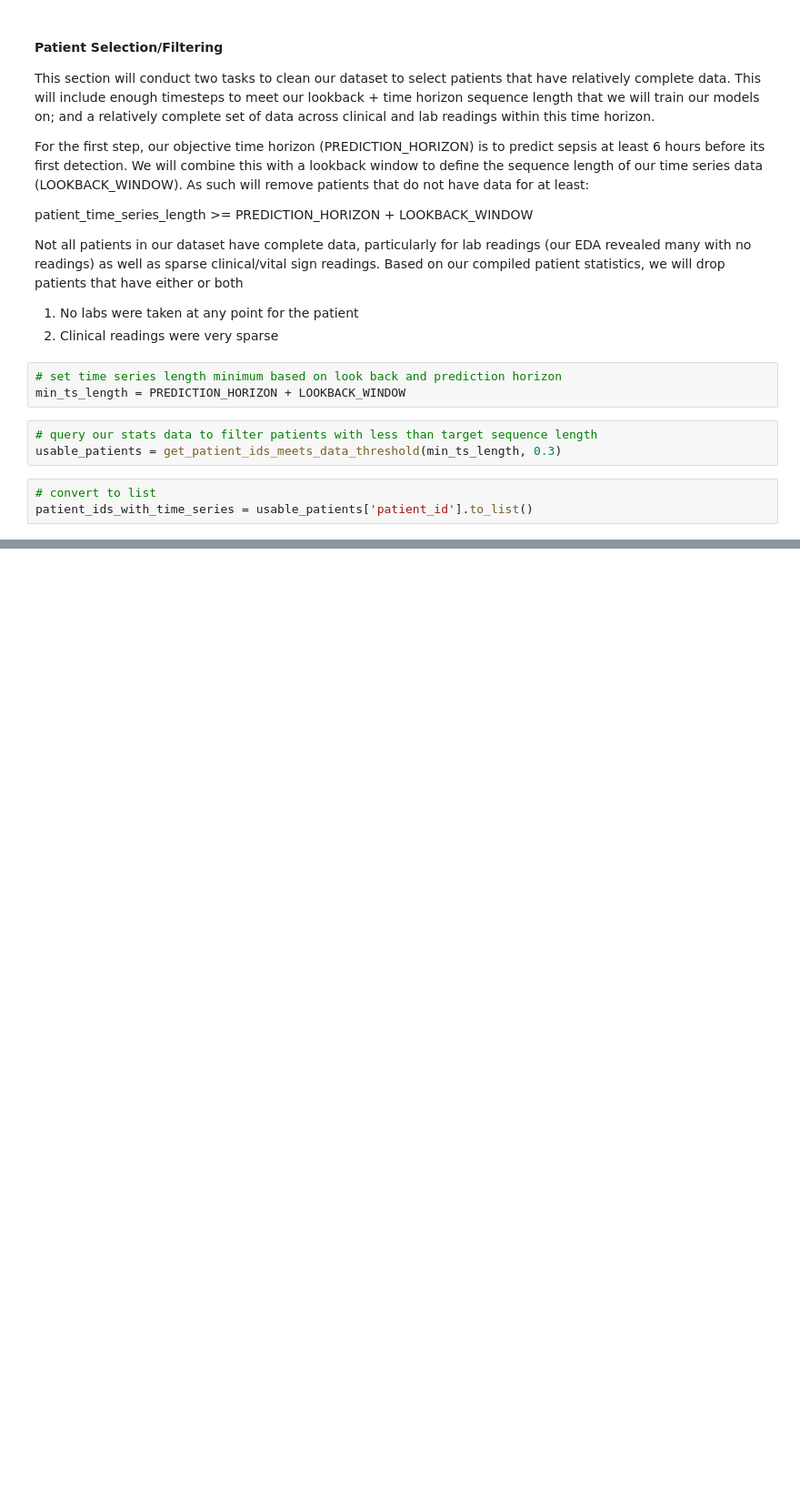
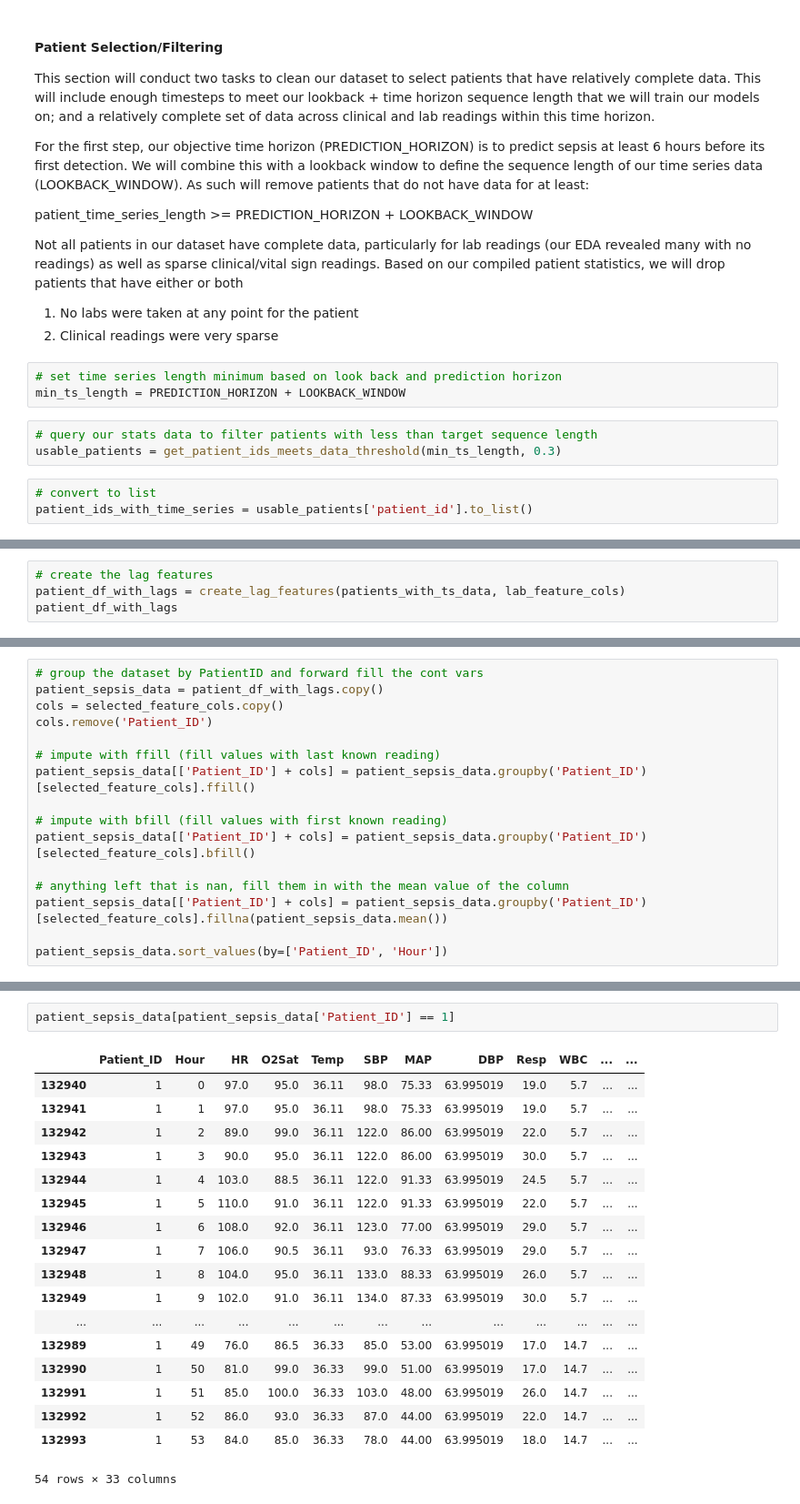
Before and after one commit to t4ai/early-sepsis-prediction, a Jupyter notebook: 2 - Feature Selection and Data Cleansing.ipynb, the cells around one changed output, grey strips where cells are left out. Shown: that part at 91% size. Cells and saved outputs as stored; diff of their text form; blank space fills up the shorter version.

Commit message:
feature cleaning first pass

```diff
--- a/2 - Feature Selection and Data Cleansing.ipynb
+++ b/2 - Feature Selection and Data Cleansing.ipynb
@@ -324,0 +347,4 @@ Error:
+# %%
+# create the lag features
+patient_df_with_lags = create_lag_features(patients_with_ts_data, lab_feature_cols)
+patient_df_with_lags
@@ -324,0 +365,16 @@ Error:
+# %%
+# group the dataset by PatientID and forward fill the cont vars
+patient_sepsis_data = patient_df_with_lags.copy()
+cols = selected_feature_cols.copy()
+cols.remove('Patient_ID')
+
+# impute with ffill (fill values with last known reading)
+patient_sepsis_data[['Patient_ID'] + cols] = patient_sepsis_data.groupby('Patient_ID')[selected_feature_cols].ffill()
+
+# impute with bfill (fill values with first known reading)
+patient_sepsis_data[['Patient_ID'] + cols] = patient_sepsis_data.groupby('Patient_ID')[selected_feature_cols].bfill()
+
+# anything left that is nan, fill them in with the mean value of the column
+patient_sepsis_data[['Patient_ID'] + cols] = patient_sepsis_data.groupby('Patient_ID')[selected_feature_cols].fillna(patient_sepsis_data.mean())
+
+patient_sepsis_data.sort_values(by=['Patient_ID', 'Hour'])
@@ -324,0 +395,21 @@ Error:
+# %%
+patient_sepsis_data[patient_sepsis_data['Patient_ID'] == 1]
+# %% [output]
+|  | Patient_ID | Hour | HR | O2Sat | Temp | SBP | MAP | DBP | Resp | WBC | ... | ... |
+| 132940 | 1 | 0 | 97.0 | 95.0 | 36.11 | 98.0 | 75.33 | 63.995019 | 19.0 | 5.7 | ... | ... |
+| 132941 | 1 | 1 | 97.0 | 95.0 | 36.11 | 98.0 | 75.33 | 63.995019 | 19.0 | 5.7 | ... | ... |
+| 132942 | 1 | 2 | 89.0 | 99.0 | 36.11 | 122.0 | 86.00 | 63.995019 | 22.0 | 5.7 | ... | ... |
+| 132943 | 1 | 3 | 90.0 | 95.0 | 36.11 | 122.0 | 86.00 | 63.995019 | 30.0 | 5.7 | ... | ... |
+| 132944 | 1 | 4 | 103.0 | 88.5 | 36.11 | 122.0 | 91.33 | 63.995019 | 24.5 | 5.7 | ... | ... |
+| 132945 | 1 | 5 | 110.0 | 91.0 | 36.11 | 122.0 | 91.33 | 63.995019 | 22.0 | 5.7 | ... | ... |
+| 132946 | 1 | 6 | 108.0 | 92.0 | 36.11 | 123.0 | 77.00 | 63.995019 | 29.0 | 5.7 | ... | ... |
+| 132947 | 1 | 7 | 106.0 | 90.5 | 36.11 | 93.0 | 76.33 | 63.995019 | 29.0 | 5.7 | ... | ... |
+| 132948 | 1 | 8 | 104.0 | 95.0 | 36.11 | 133.0 | 88.33 | 63.995019 | 26.0 | 5.7 | ... | ... |
+| 132949 | 1 | 9 | 102.0 | 91.0 | 36.11 | 134.0 | 87.33 | 63.995019 | 30.0 | 5.7 | ... | ... |
+| ... | ... | ... | ... | ... | ... | ... | ... | ... | ... | ... | ... | ... |
+| 132989 | 1 | 49 | 76.0 | 86.5 | 36.33 | 85.0 | 53.00 | 63.995019 | 17.0 | 14.7 | ... | ... |
+| 132990 | 1 | 50 | 81.0 | 99.0 | 36.33 | 99.0 | 51.00 | 63.995019 | 17.0 | 14.7 | ... | ... |
+| 132991 | 1 | 51 | 85.0 | 100.0 | 36.33 | 103.0 | 48.00 | 63.995019 | 26.0 | 14.7 | ... | ... |
+| 132992 | 1 | 52 | 86.0 | 93.0 | 36.33 | 87.0 | 44.00 | 63.995019 | 22.0 | 14.7 | ... | ... |
+| 132993 | 1 | 53 | 84.0 | 85.0 | 36.33 | 78.0 | 44.00 | 63.995019 | 18.0 | 14.7 | ... | ... |
+54 rows × 33 columns
```
Also changed, not shown: parts of 13 cells of this notebook.
